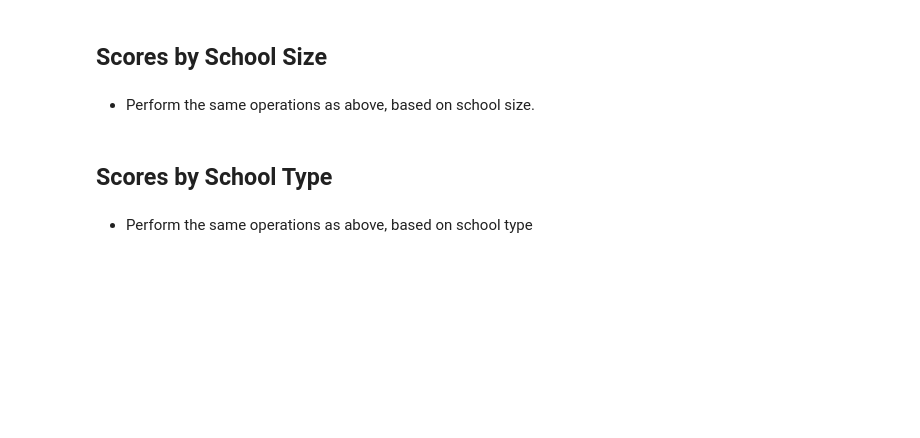
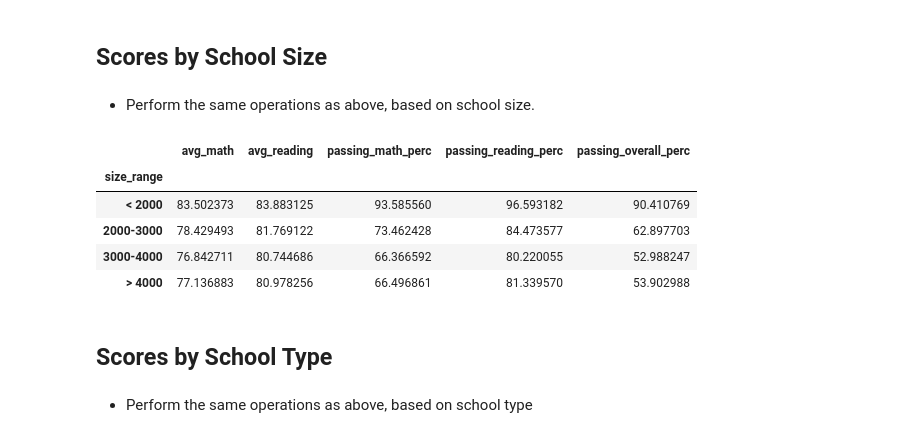
Before and after one commit to tkadamson/Pandas-School-Data, a Jupyter notebook: PyCitySchools.ipynb, the cells around one changed output. Saved outputs shown, nothing was run; the diff lists cells and outputs as text; code cells hidden in the pictures; blank space fills up the shorter version.

Commit message:
Completed the binning by school size section: defined bin ranges and names. Assigned new column for bin designation. Grouped by bin

```diff
--- a/PyCitySchools.ipynb
+++ b/PyCitySchools.ipynb
@@ -341,6 +341,31 @@ reading_avgs_df
 ## Scores by School Size
 # %% [markdown]
 * Perform the same operations as above, based on school size.
+# %%
+#define bins and bin names
+size_bins = [0, 2000, 3000, 4000, 5000]
+size_bin_names = ["< 2000", "2000-3000", "3000-4000", "> 4000"]
+
+#add new column with bin designation
+sorted_full_summary["size_range"] = pd.cut(sorted_full_summary["size"], size_bins,
+                                           labels= size_bin_names, include_lowest=True)
+
+#group by bin
+scores_by_size= sorted_full_summary.groupby("size_range").mean()
+
+#delete unecessary columns
+del scores_by_size["size"]
+del scores_by_size["budget"]
+del scores_by_size["budget_per_student"]
+
+scores_by_size
+# %% [output]
+|  | avg_math | avg_reading | passing_math_perc | passing_reading_perc | passing_overall_perc |
+| size_range |  |  |  |  |  |
+| < 2000 | 83.502373 | 83.883125 | 93.585560 | 96.593182 | 90.410769 |
+| 2000-3000 | 78.429493 | 81.769122 | 73.462428 | 84.473577 | 62.897703 |
+| 3000-4000 | 76.842711 | 80.744686 | 66.366592 | 80.220055 | 52.988247 |
+| > 4000 | 77.136883 | 80.978256 | 66.496861 | 81.339570 | 53.902988 |
 # %% [markdown]
 ## Scores by School Type
 # %% [markdown]
```
